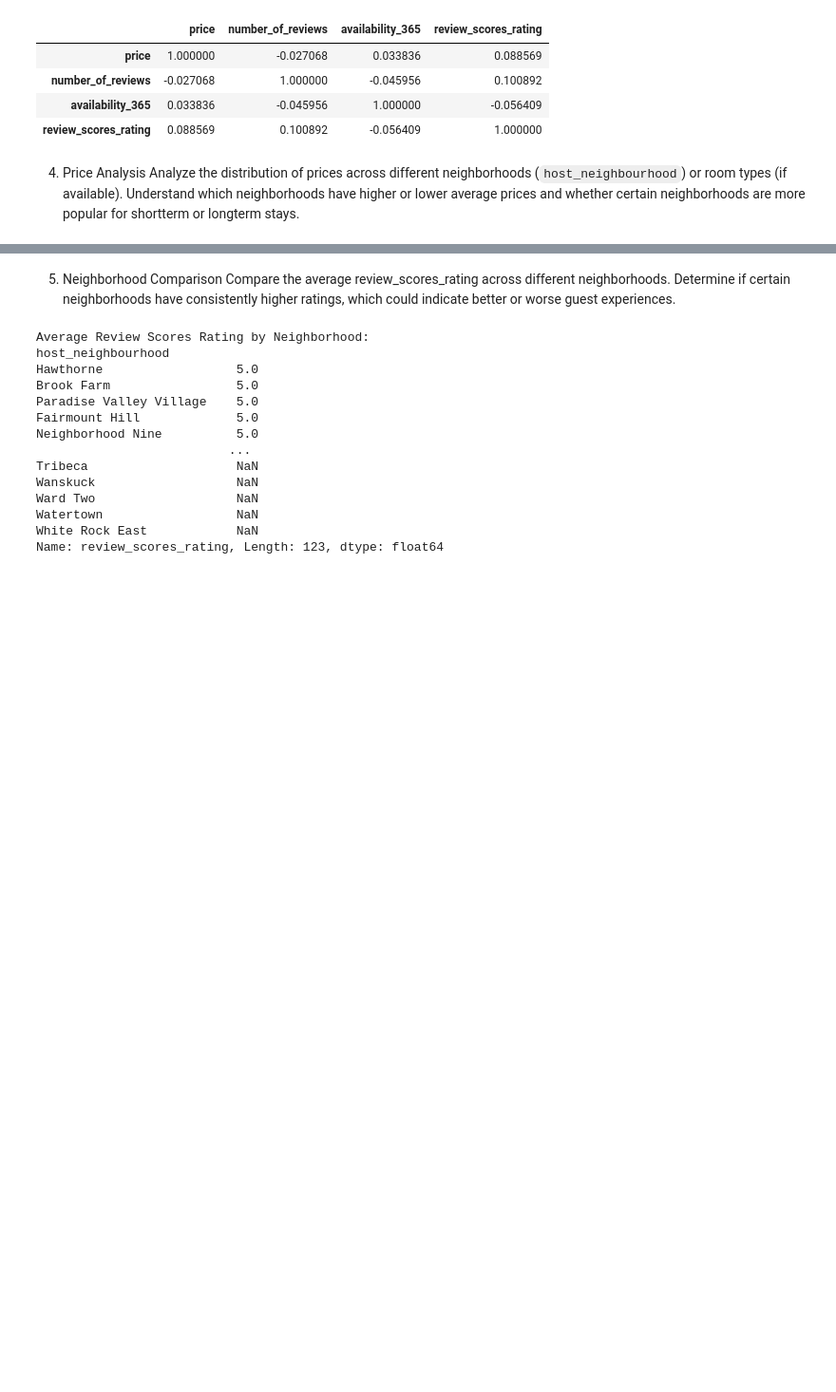
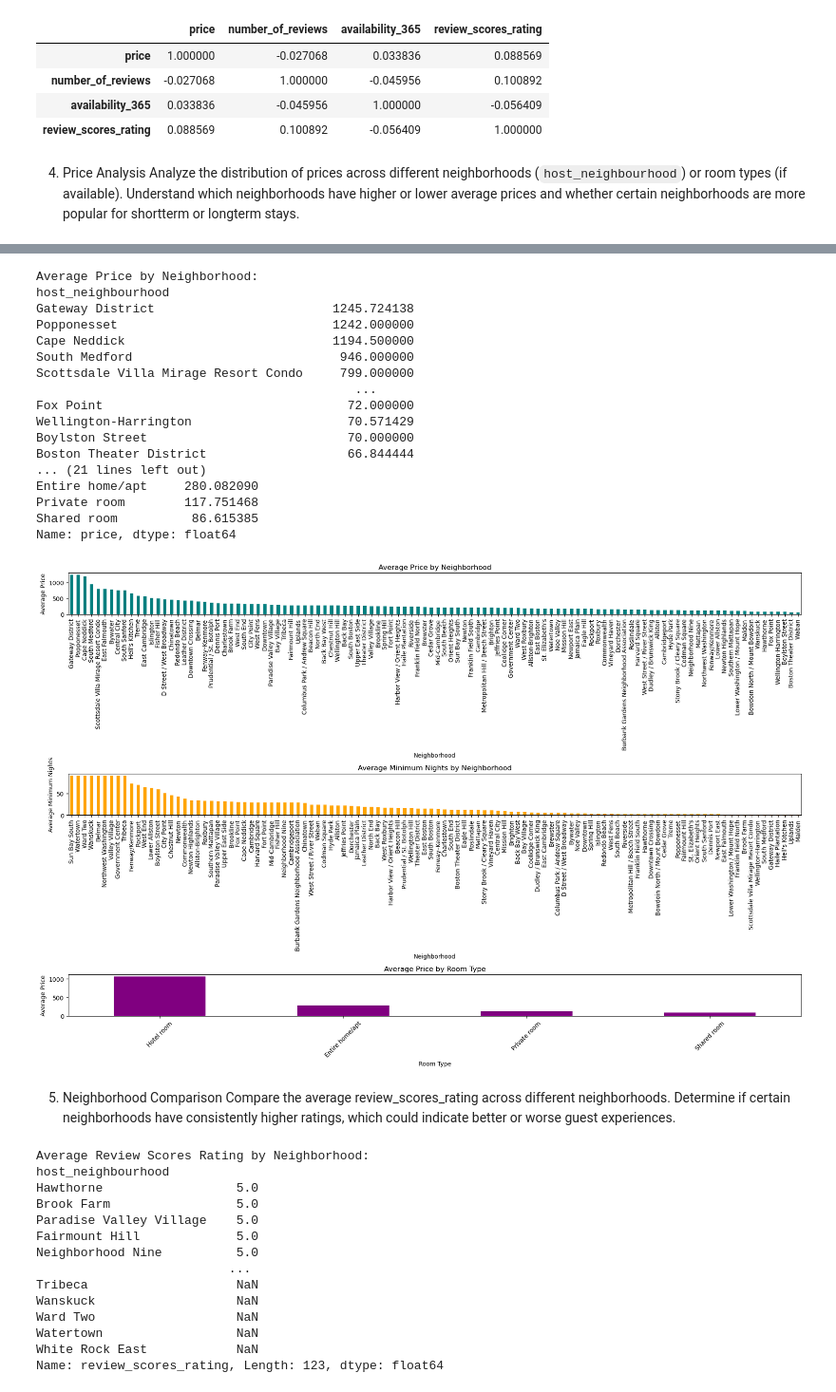
Before and after one commit to venkapk/machine-learning-assignment1, a Jupyter notebook: EDA.ipynb, the cells around one changed output, grey strips where cells are left out. Shown at 95% size. Saved outputs shown, nothing was run; the diff lists cells and outputs as text; code cells hidden in the pictures; blank space fills up the shorter version.

```diff
--- a/EDA.ipynb
+++ b/EDA.ipynb
@@ -156,3 +137,82 @@ Williamsburg                  NaN         NaN         NaN
+# %%
+import pandas as pd
+import matplotlib.pyplot as plt
+
+# Assuming the listings_df dataset is already loaded and cleaned
+
+# Extracting relevant columns for price analysis: price, host_neighbourhood, room_type, and minimum_nights
+price_analysis_columns = ['price', 'host_neighbourhood', 'room_type', 'minimum_nights']
+
+# Dropping any rows with missing values in these columns for accurate analysis
+price_analysis_data = data[price_analysis_columns].dropna()
+
+# Calculating average price per neighborhood
+avg_price_neighbourhood = price_analysis_data.groupby('host_neighbourhood')['price'].mean().sort_values(ascending=False)
+
+# Calculating average minimum nights per neighborhood (to understand short-term vs long-term stays)
+avg_minimum_nights_neighbourhood = price_analysis_data.groupby('host_neighbourhood')['minimum_nights'].mean().sort_values(ascending=False)
+
+# Calculating average price per room type
+avg_price_room_type = price_analysis_data.groupby('room_type')['price'].mean().sort_values(ascending=False)
+
+# Displaying the results
+print("Average Price by Neighborhood:")
+print(avg_price_neighbourhood)
+
+print("\nAverage Minimum Nights by Neighborhood:")
+print(avg_minimum_nights_neighbourhood)
+
+print("\nAverage Price by Room Type:")
+print(avg_price_room_type)
+
+# Plotting price and minimum nights distributions across neighborhoods and room types
+plt.figure(figsize=(18, 12))
+
+# Average price by neighborhood
+plt.subplot(3, 1, 1)
+avg_price_neighbourhood.plot(kind='bar', color='teal')
+plt.title('Average Price by Neighborhood')
+plt.xlabel('Neighborhood')
+plt.ylabel('Average Price')
+plt.xticks(rotation=90)
+
+# Average minimum nights by neighborhood
+plt.subplot(3, 1, 2)
+avg_minimum_nights_neighbourhood.plot(kind='bar', color='orange')
+plt.title('Average Minimum Nights by Neighborhood')
+plt.xlabel('Neighborhood')
+plt.ylabel('Average Minimum Nights')
+plt.xticks(rotation=90)
+
+# Average price by room type
+plt.subplot(3, 1, 3)
+avg_price_room_type.plot(kind='bar', color='purple')
+plt.title('Average Price by Room Type')
+plt.xlabel('Room Type')
+plt.ylabel('Average Price')
+plt.xticks(rotation=45)
+
+plt.tight_layout()
+plt.show()
+# %% [output]
+Average Price by Neighborhood:
+host_neighbourhood
+Gateway District                        1245.724138
+Popponesset                             1242.000000
+Cape Neddick                            1194.500000
+South Medford                            946.000000
+Scottsdale Villa Mirage Resort Condo     799.000000
+                                           ...
+Fox Point                                 72.000000
+Wellington-Harrington                     70.571429
+Boylston Street                           70.000000
+Boston Theater District                   66.844444
+... (21 lines left out)
+Entire home/apt     280.082090
+Private room        117.751468
+Shared room          86.615385
+Name: price, dtype: float64
+[figure, added]
 # %% [markdown]
 5. Neighborhood Comparison
 Compare the average review_scores_rating across different
```
Also changed, not shown: parts of 4 cells of this notebook.
